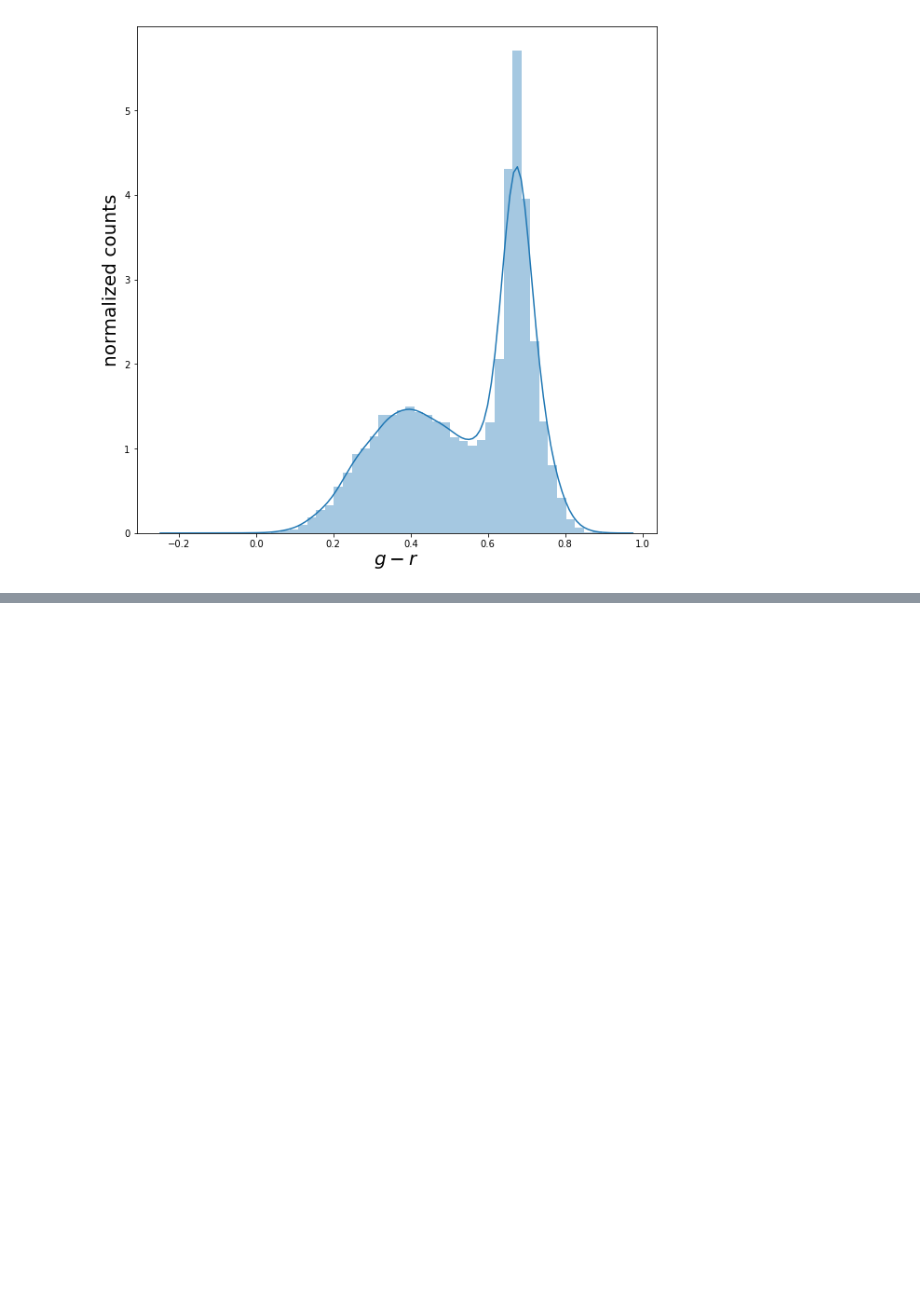
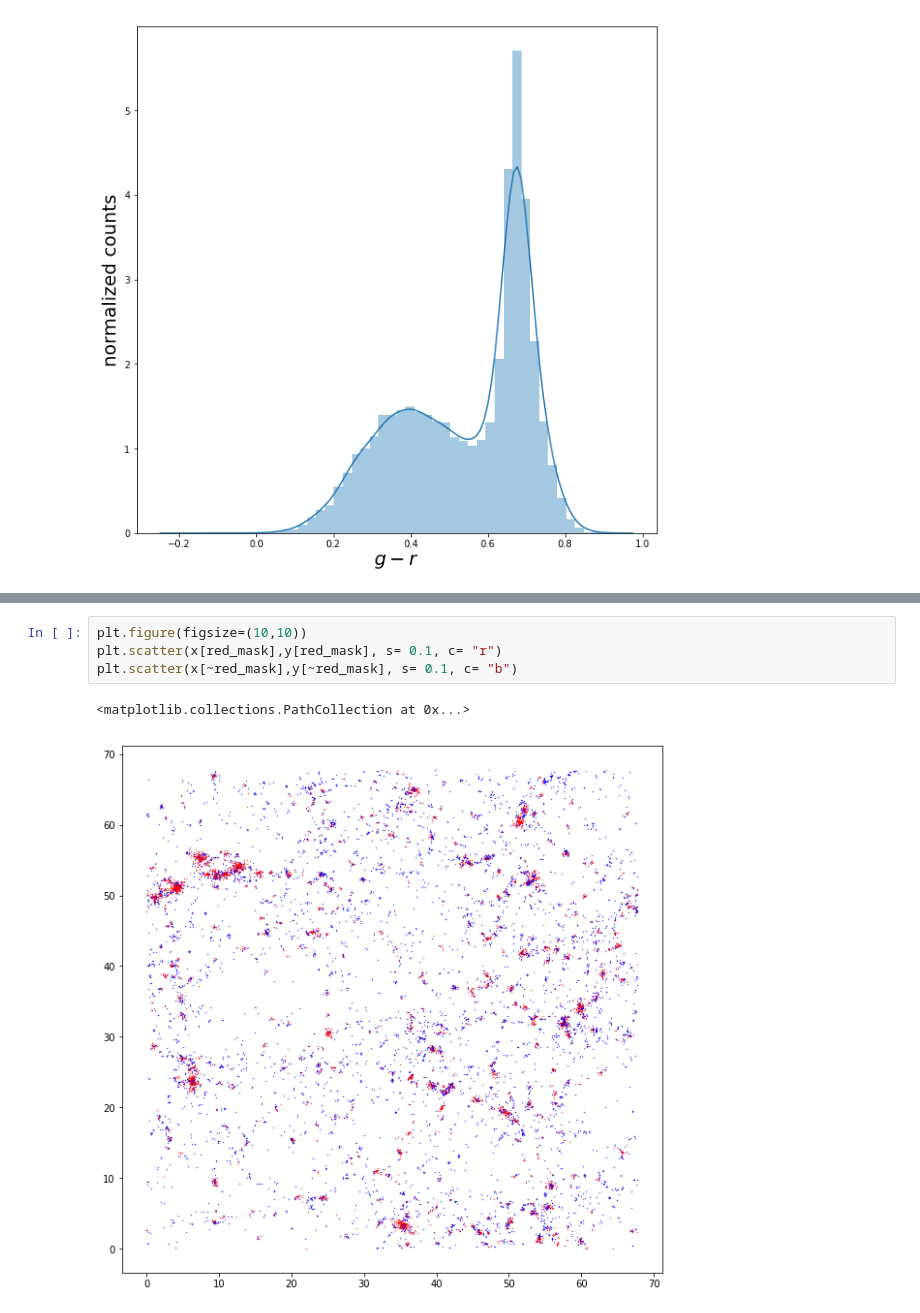
Before and after one commit to tugbabztp/Test, a Jupyter notebook: code/example.ipynb, the cells around one changed output, grey strips where cells are left out. Saved outputs shown, nothing was run; the diff lists cells and outputs as text; blank space fills up the shorter version.

```diff
--- a/code/example.ipynb
+++ b/code/example.ipynb
@@ -24,0 +53,7 @@ Text(0,0.5,u'normalized counts')
+# %%
+plt.figure(figsize=(10,10))
+plt.scatter(x[red_mask],y[red_mask], s= 0.1, c= "r")
+plt.scatter(x[~red_mask],y[~red_mask], s= 0.1, c= "b")
+# %% [output]
+<matplotlib.collections.PathCollection at 0x...>
+[figure, added]
```
Also changed, not shown: parts of 7 cells of this notebook, 1 other file.
